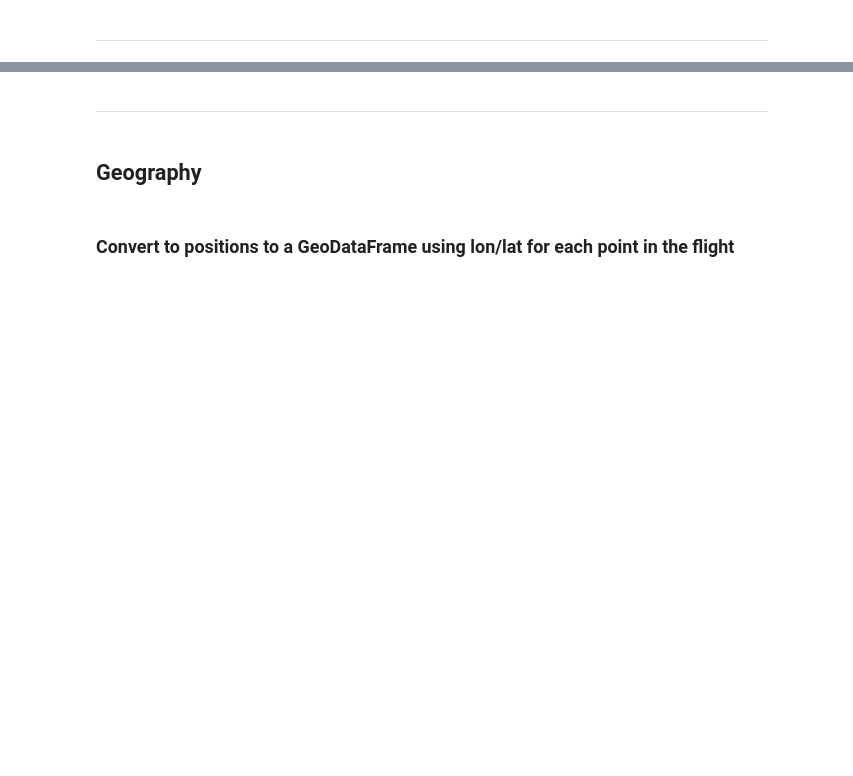
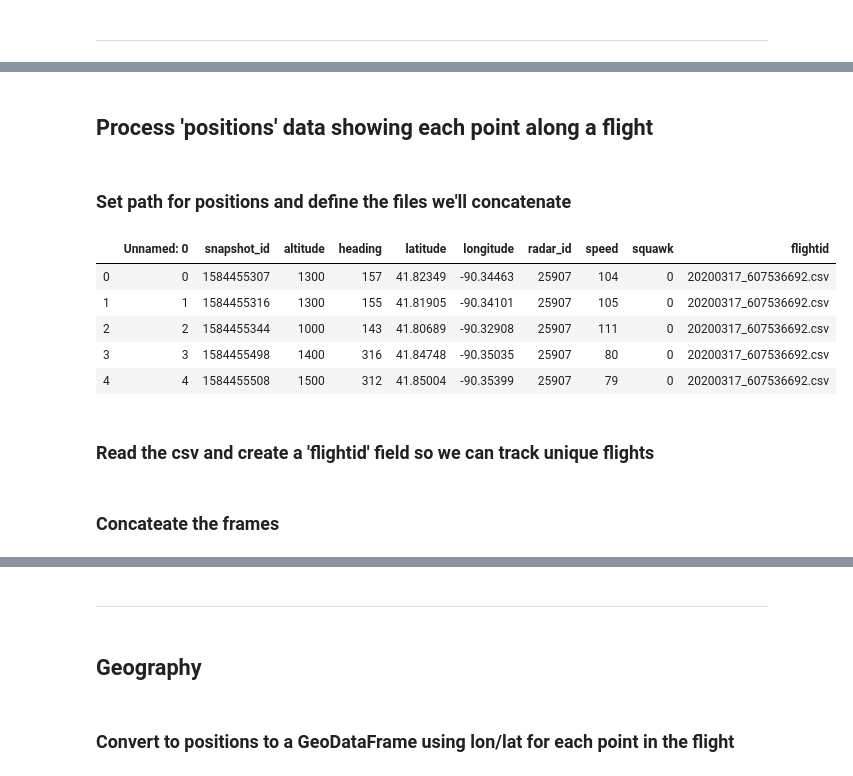
Before and after one commit to datadesk/coronavirus-flight-tracking, a Jupyter notebook: flights-data/00-processing-coronavirus-flights.ipynb, the cells around one changed output, grey strips where cells are left out. Cells and saved outputs as stored; diff of their text form; code cells hidden in the pictures; blank space fills up the shorter version.

```diff
--- a/flights-data/00-processing-coronavirus-flights.ipynb
+++ b/flights-data/00-processing-coronavirus-flights.ipynb
@@ -207,0 +103,14 @@ positions = gpd.GeoDataFrame(positions.merge(src, left_on='reg', right_on='n_num
+# %% [markdown]
+## Process 'positions' data showing each point along a flight
+# %% [markdown]
+### Set path for positions and define the files we'll concatenate
+# %%
+a_position = pd.read_csv('/Users/mhustiles/data/data/flights/coronavirus/20200317_positions.csv')
+a_position.head()
+# %% [output]
+|  | Unnamed: 0 | snapshot_id | altitude | heading | latitude | longitude | radar_id | speed | squawk | flightid |
+| 0 | 0 | 1584455307 | 1300 | 157 | 41.82349 | -90.34463 | 25907 | 104 | 0 | 20200317_607536692.csv |
+| 1 | 1 | 1584455316 | 1300 | 155 | 41.81905 | -90.34101 | 25907 | 105 | 0 | 20200317_607536692.csv |
+| 2 | 2 | 1584455344 | 1000 | 143 | 41.80689 | -90.32908 | 25907 | 111 | 0 | 20200317_607536692.csv |
+| 3 | 3 | 1584455498 | 1400 | 316 | 41.84748 | -90.35035 | 25907 | 80 | 0 | 20200317_607536692.csv |
+| 4 | 4 | 1584455508 | 1500 | 312 | 41.85004 | -90.35399 | 25907 | 79 | 0 | 20200317_607536692.csv |
@@ -207,0 +120,2 @@ positions = gpd.GeoDataFrame(positions.merge(src, left_on='reg', right_on='n_num
+# %% [markdown]
+### Read the csv and create a 'flightid' field so we can track unique flights
@@ -207,0 +125,2 @@ positions = gpd.GeoDataFrame(positions.merge(src, left_on='reg', right_on='n_num
+# %% [markdown]
+### Concateate the frames
```
Also changed, not shown: parts of 61 cells of this notebook, 3 other files.
